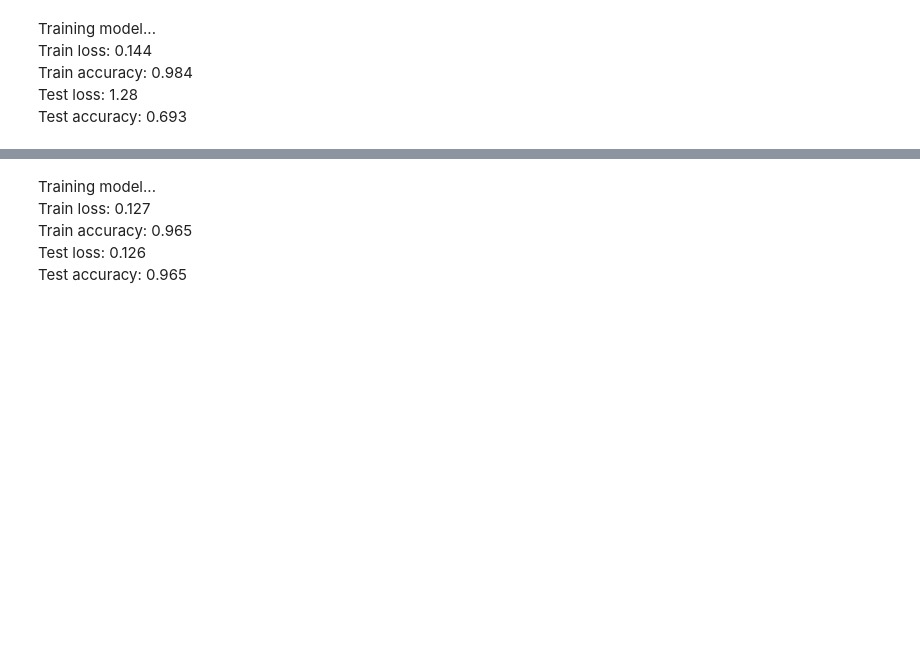
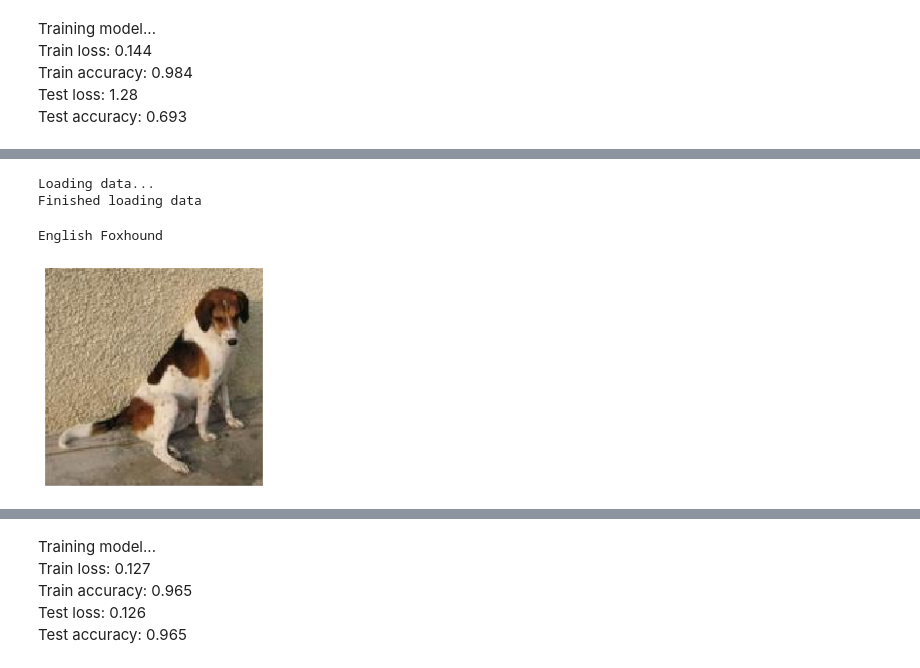
Before and after one commit to jarredr/ImageWoof-Classification, a Jupyter notebook: COMP7220 Individual Project.ipynb, the cells around one changed output, grey strips where cells are left out. Saved outputs shown, nothing was run; the diff lists cells and outputs as text; code cells hidden in the pictures; blank space fills up the shorter version.

```diff
--- a/COMP7220 Individual Project.ipynb
+++ b/COMP7220 Individual Project.ipynb
@@ -444,0 +468,13 @@ Models underfit at 40 epochs (1 % lower test accuracy)
+# %%
+img_dim = 224
+num_classes = 10
+x_train, y_train, x_test, y_test, encoder_classes = data_loader('./data/imagewoof', for_sklearn=False,
+                                                                img_dim=img_dim, num_classes=num_classes)
+# %% [output]
+Loading data...
+Finished loading data
+# %%
+plot_image(x_train[0], y_train[0])
+# %% [output]
+English Foxhound
+[figure, added]
```
Also changed, not shown: parts of 65 cells of this notebook.
